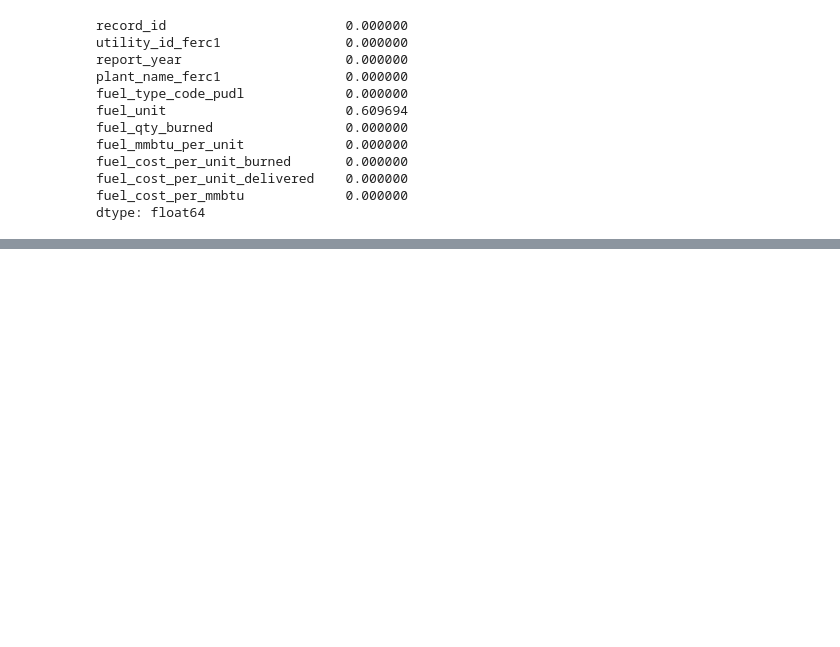
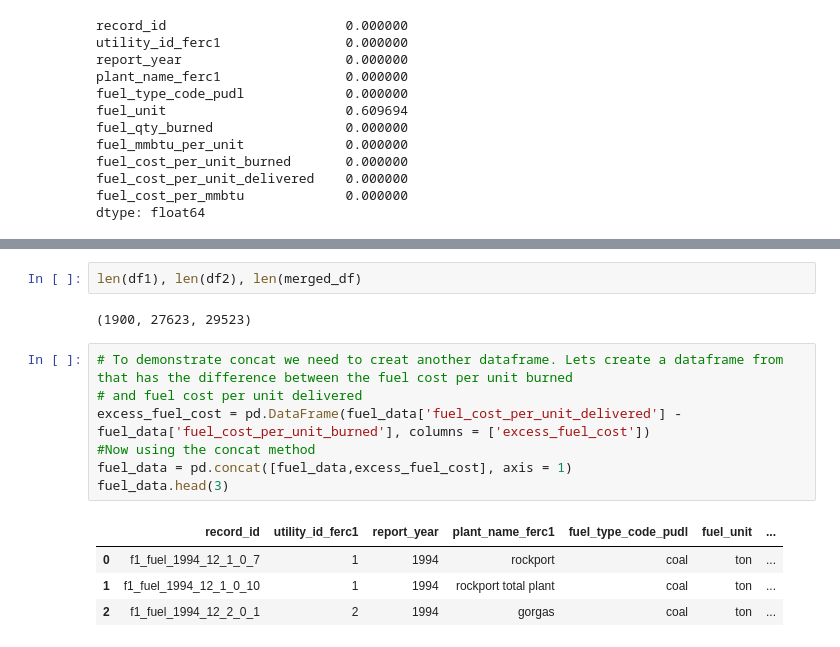
Before and after one commit to benzine01/Ebenezer_Ise, a Jupyter notebook: DSQiiz.ipynb, the cells around one changed output, grey strips where cells are left out. Cells and saved outputs as stored; diff of their text form; blank space fills up the shorter version.

```diff
--- a/DSQiiz.ipynb
+++ b/DSQiiz.ipynb
@@ -54,0 +184,16 @@ dtype: float64
+# %%
+len(df1), len(df2), len(merged_df)
+# %% [output]
+(1900, 27623, 29523)
+# %%
+# To demonstrate concat we need to creat another dataframe. Lets create a dataframe from that has the difference between the fuel cost per unit burned
+# and fuel cost per unit delivered
+excess_fuel_cost = pd.DataFrame(fuel_data['fuel_cost_per_unit_delivered'] - fuel_data['fuel_cost_per_unit_burned'], columns = ['excess_fuel_cost'])
+#Now using the concat method
+fuel_data = pd.concat([fuel_data,excess_fuel_cost], axis = 1)
+fuel_data.head(3)
+# %% [output]
+|  | record_id | utility_id_ferc1 | report_year | plant_name_ferc1 | fuel_type_code_pudl | fuel_unit | ... |
+| 0 | f1_fuel_1994_12_1_0_7 | 1 | 1994 | rockport | coal | ton | ... |
+| 1 | f1_fuel_1994_12_1_0_10 | 1 | 1994 | rockport total plant | coal | ton | ... |
+| 2 | f1_fuel_1994_12_2_0_1 | 2 | 1994 | gorgas | coal | ton | ... |
```
Also changed, not shown: parts of 9 cells of this notebook.
